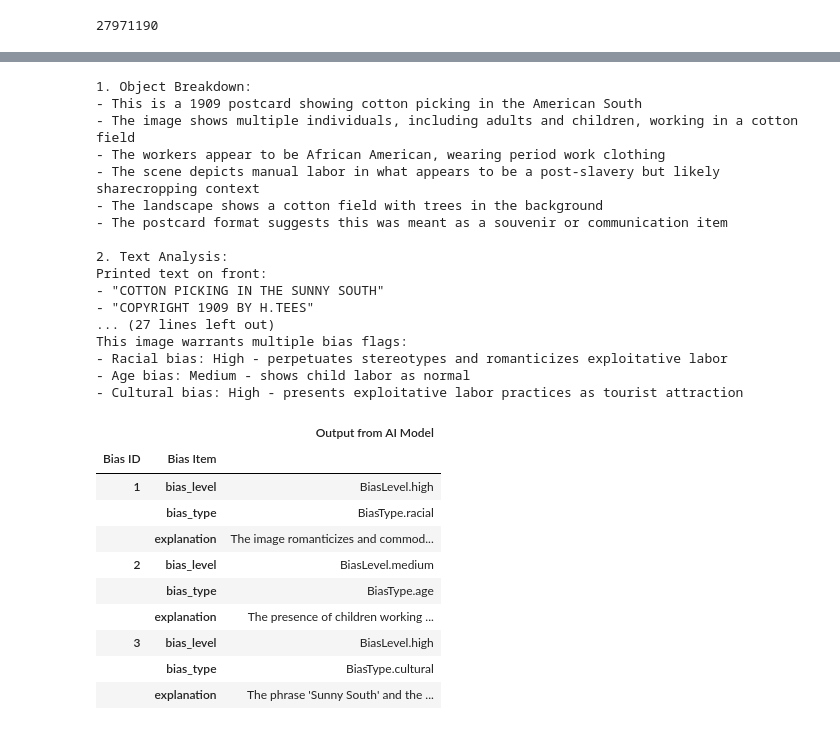
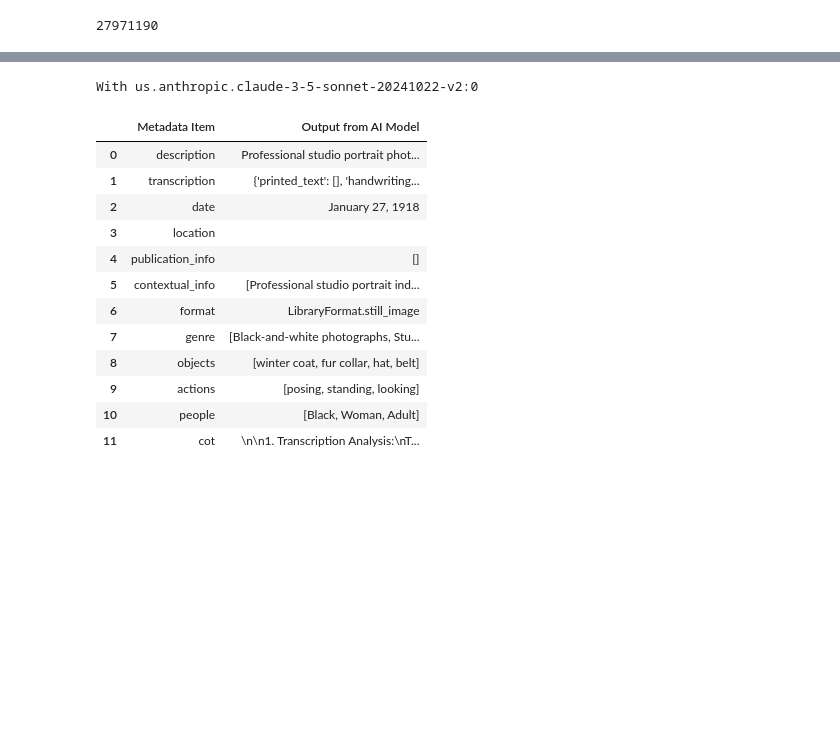
Before and after one commit to emory-libraries/ai-description, a Jupyter notebook: projects/research/metadata_generation.ipynb, the cells around one changed output, grey strips where cells are left out. Drawn from its saved outputs; the diff is of its cells as text; code cells hidden in the pictures; blank space fills up the shorter version.

```diff
--- a/projects/research/metadata_generation.ipynb
+++ b/projects/research/metadata_generation.ipynb
@@ -172 +176,31 @@ len(front_bytes)
 # show_base64_image(image_data)
+# %%
+def gen_metadata_for_wid(work_id, page_title):
+    reload(p)
+    reload(gsm)
+    image_path = "ground_truth/images"
+    shas = ground_truth_df[ground_truth_df["work_id"] == work_id][["page_sha1", "page_title"]]
+    if page_title.lower()=='front':
+        front_sha = shas[shas["page_title"].str.lower() == "front"]["page_sha1"].values[0]
+        back_sha = shas[shas["page_title"].str.lower() == "back"]["page_sha1"].values[0]
+    else:
+        front_sha = shas[shas["page_title"] == page_title]["page_sha1"].values[0]
+        back_sha = None
+
+    # Read and encode the images
+    image_data = s3_util.load_image_bytes(bucket_name, f"ground_truth_images/{front_sha}", s3_kwargs)
+    img_bytes_list = [image_data]
+    if back_sha:
+        image_data_back = s3_util.load_image_bytes(bucket_name, f"ground_truth_images/{back_sha}", s3_kwargs)
+        img_bytes_list.append(image_data_back)
+    else:
+        image_data_back = None
+
+    llm_kwargs = {
+        # "model": "anthropic.claude-3-5-sonnet-20240620-v1:0",
+        "model": "us.anthropic.claude-3-5-sonnet-20241022-v2:0",
+        "region_name": "us-east-1",
+    }
+    # print(f"With {llm_kwargs['model']}")
+    results = gsm.generate_structured_metadata(img_bytes_list, llm_kwargs, " ")
+    return results
@@ -275,32 +533,19 @@ With Sonnet 3.5 v2
 # %%
-print(results.cot)
+results = gen_metadata_for_wid('423612jmc0-cor')
+# print(results.cot)
 print_output(results.model_dump())
 # %% [output]
-1. Object Breakdown:
-- This is a 1909 postcard showing cotton picking in the American South
-- The image shows multiple individuals, including adults and children, working in a cotton field
-- The workers appear to be African American, wearing period work clothing
-- The scene depicts manual labor in what appears to be a post-slavery but likely sharecropping context
-- The landscape shows a cotton field with trees in the background
-- The postcard format suggests this was meant as a souvenir or communication item
-
-2. Text Analysis:
-Printed text on front:
-- "COTTON PICKING IN THE SUNNY SOUTH"
-- "COPYRIGHT 1909 BY H.TEES"
-... (27 lines left out)
-This image warrants multiple bias flags:
-- Racial bias: High - perpetuates stereotypes and romanticizes exploitative labor
-- Age bias: Medium - shows child labor as normal
-- Cultural bias: High - presents exploitative labor practices as tourist attraction
+With us.anthropic.claude-3-5-sonnet-20241022-v2:0
-|  |  | Output from AI Model |
-| Bias ID | Bias Item |  |
-| 1 | bias_level | BiasLevel.high |
-|  | bias_type | BiasType.racial |
-|  | explanation | The image romanticizes and commod... |
-| 2 | bias_level | BiasLevel.medium |
-|  | bias_type | BiasType.age |
-|  | explanation | The presence of children working ... |
-| 3 | bias_level | BiasLevel.high |
-|  | bias_type | BiasType.cultural |
-|  | explanation | The phrase 'Sunny South' and the ... |
+|  | Metadata Item | Output from AI Model |
+| 0 | description | Professional studio portrait phot... |
+| 1 | transcription | {'printed_text': [], 'handwriting... |
+| 2 | date | January 27, 1918 |
+| 3 | location |  |
+| 4 | publication_info | [] |
+| 5 | contextual_info | [Professional studio portrait ind... |
+| 6 | format | LibraryFormat.still_image |
+| 7 | genre | [Black-and-white photographs, Stu... |
+| 8 | objects | [winter coat, fur collar, hat, belt] |
+| 9 | actions | [posing, standing, looking] |
+| 10 | people | [Black, Woman, Adult] |
+| 11 | cot | \n\n1. Transcription Analysis:\nT... |
```
Also changed, not shown: parts of 28 cells of this notebook, 10 other files.
